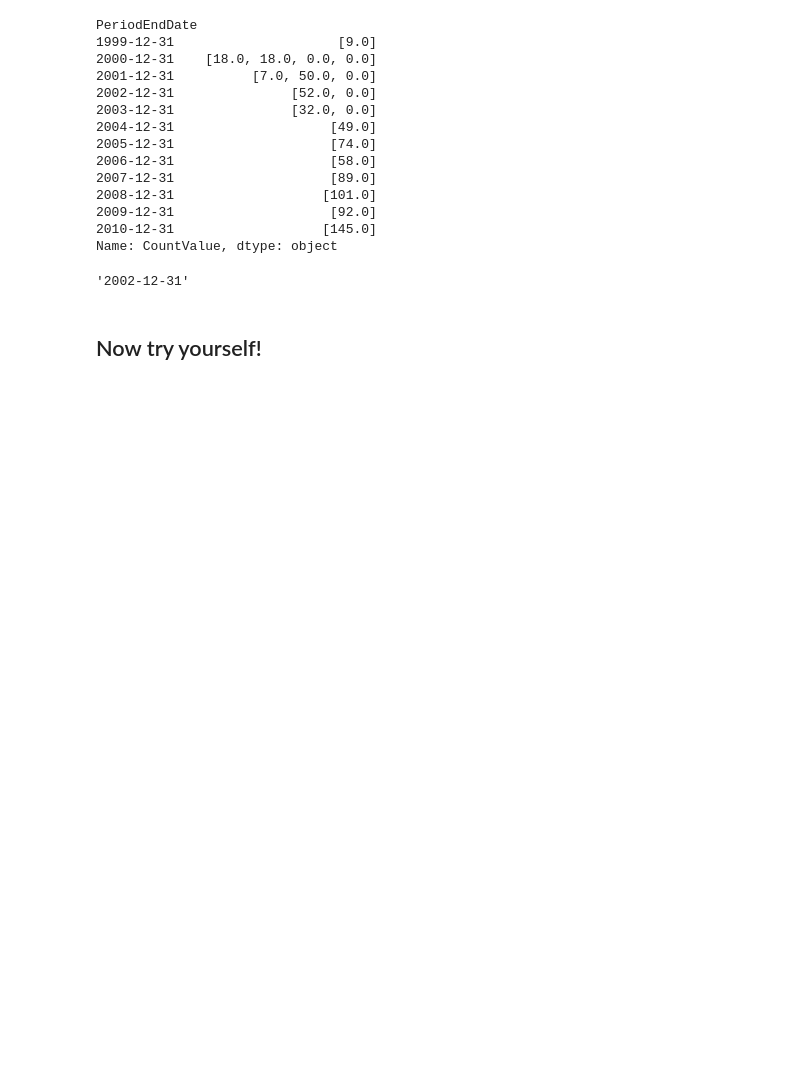
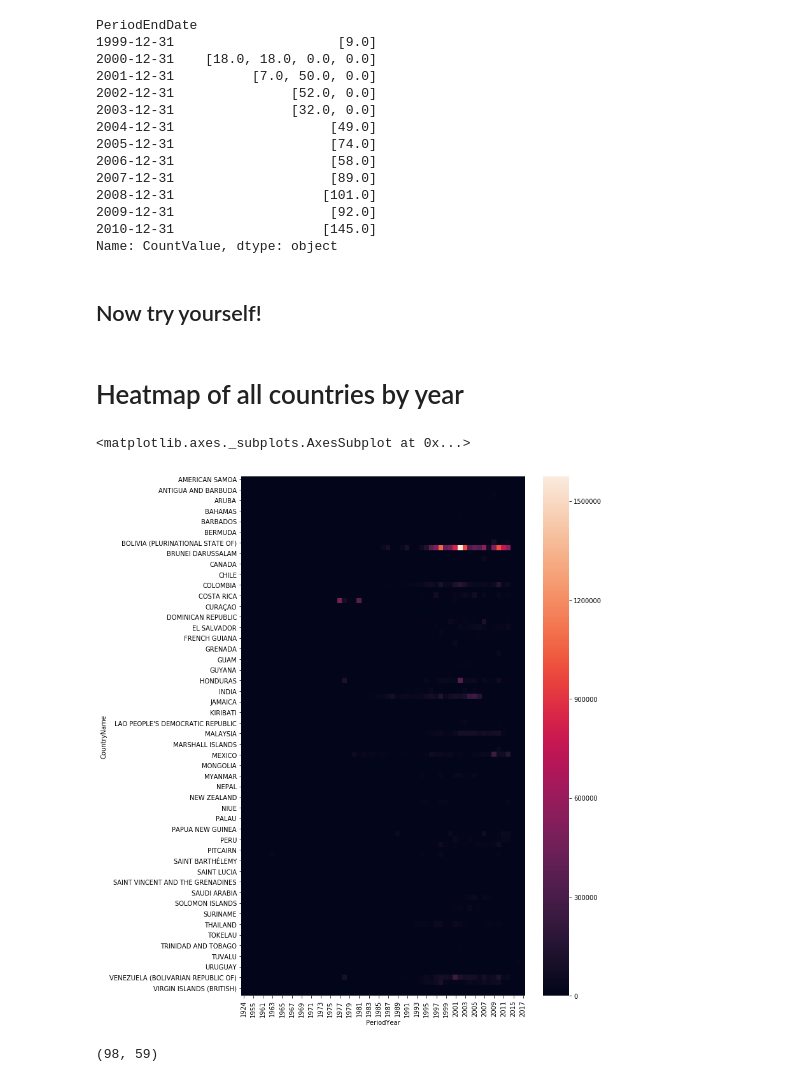
Before and after one commit to BielStela/Curs_UB, a Jupyter notebook: dia 2/exemples/disease_data/tycho_datasets_explorations.ipynb, the cells around one changed output. Cells and saved outputs as stored; diff of their text form; code cells hidden in the pictures; blank space fills up the shorter version.

```diff
--- a/dia 2/exemples/disease_data/tycho_datasets_explorations.ipynb
+++ b/dia 2/exemples/disease_data/tycho_datasets_explorations.ipynb
@@ -297,9 +297,7 @@ PeriodEndDate
 2009-12-31                    [92.0]
 2010-12-31                   [145.0]
 Name: CountValue, dtype: object
-# %%
-dengue.groupby(by='PeriodEndDate')['CountValue'].sum().idxmax()
-# %% [output]
-'2002-12-31'
 # %% [markdown]
 ## Now try yourself!
+# %% [markdown]
+# Heatmap of all countries by year
@@ -305,0 +309,12 @@ dengue.groupby(by='PeriodEndDate')['CountValue'].sum().idxmax()
+# %%
+pivoted = dengue.pivot_table(values='CountValue', columns='PeriodYear', index='CountryName', aggfunc='sum', fill_value=0)
+# %%
+plt.figure(figsize=(10,15))
+sns.heatmap(pivoted)
+# %% [output]
+<matplotlib.axes._subplots.AxesSubplot at 0x...>
+[figure, added]
+# %%
+pivoted.shape
+# %% [output]
+(98, 59)
```
Also changed, not shown: parts of 6 cells of this notebook, 2 other files.
